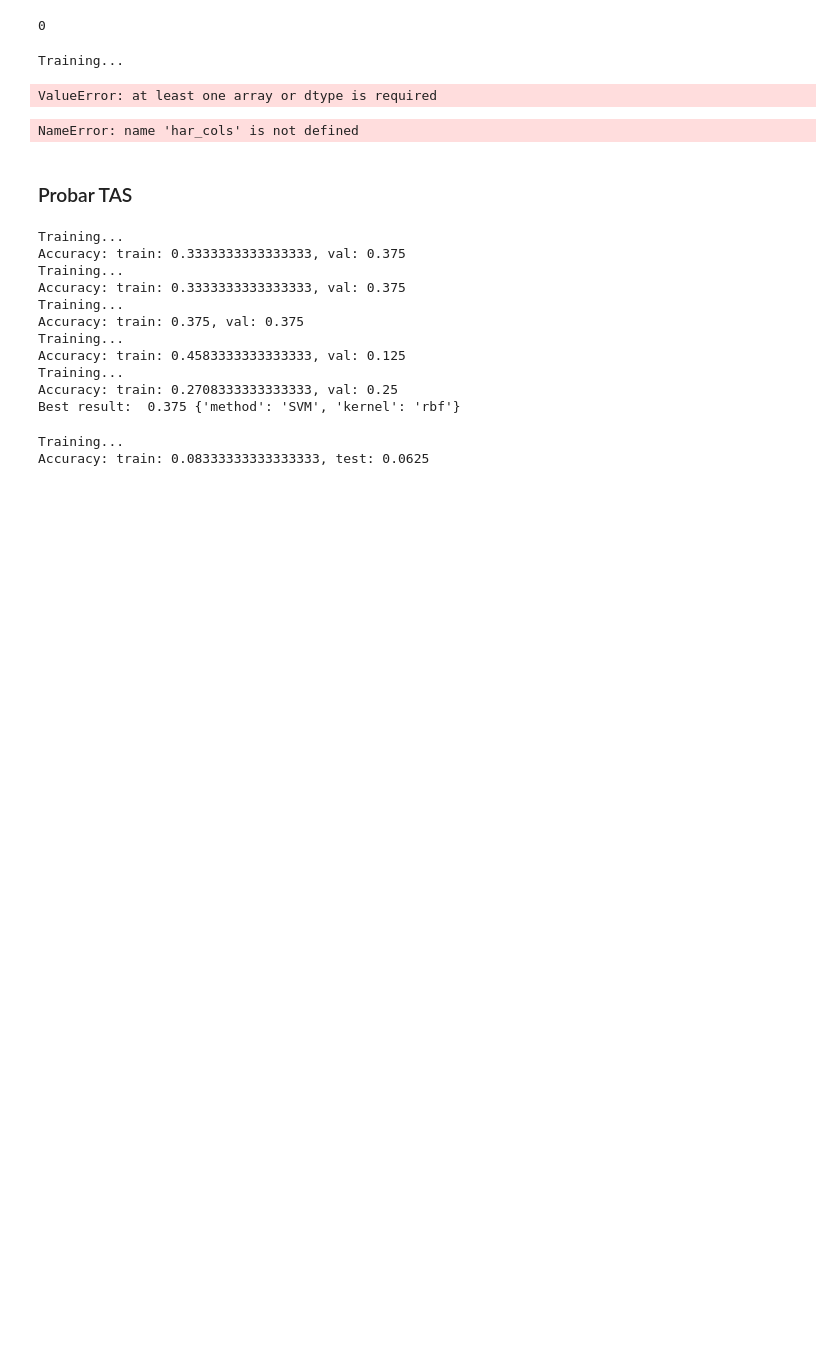
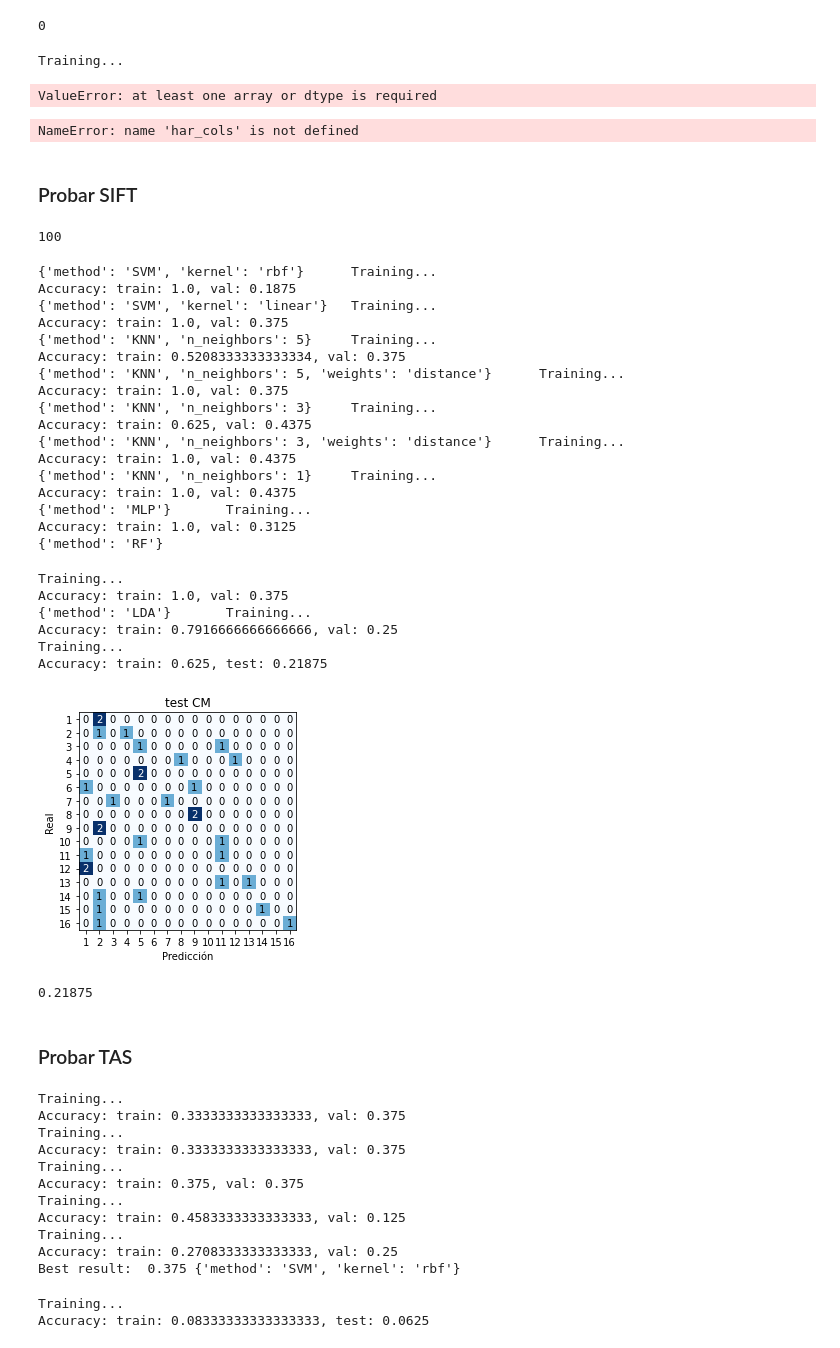
Before and after one commit to yerkko/pattern_recognition, a Jupyter notebook: codigo/experiments.ipynb, the cells around one changed output. Drawn from its saved outputs; the diff is of its cells as text; code cells hidden in the pictures; blank space fills up the shorter version.

```diff
--- a/codigo/experiments.ipynb
+++ b/codigo/experiments.ipynb
@@ -516,6 +802,9 @@ def evaluate(model, x_test, y_test):
 def run_experiment(dataset_df, train_cols,
                    method='KNN', n_neighbors=3, hidden_layer_sizes=(100,),
                    option='validation', n_trees = 100, ensemble = False, show_cm=True, **kwargs):
+    if len(train_cols) == 0:
+        raise Exception('No columns provided to run_experiment()')
+
     # Split train, val, test
     train, val, test = split_train_val_test(dataset_df)
 
@@ -542,14 +831,13 @@ def run_experiment(dataset_df, train_cols,
         model = MLP(hidden_layer_sizes=hidden_layer_sizes, **kwargs)
     elif method == 'RF':
         model = RandomForestClassifier(n_estimators = n_trees, **kwargs)
+    elif method == 'LDA':
+        model = LDA(**kwargs)
     else:
         raise Exception(f'Unkwown model: {method}')
 
     if ensemble:
         model = BaggingClassifier(model, max_samples = 0.5, max_features = 0.5)
-
-
-
 
     # Entrenar clasificador
     print('Training...')
@@ -587,6 +876,19 @@ def find_best_strategy(df, cols, strategies, option='val'):
     # print('Best result: ', best_acc, best_strategy)
 
     return best_acc, best_strategy
+# %%
+COMMON_STRATEGIES = [
+    { 'method': 'SVM', 'kernel': 'rbf' },
+    { 'method': 'SVM', 'kernel': 'linear' },
+    { 'method': 'KNN', 'n_neighbors': 5 },
+    { 'method': 'KNN', 'n_neighbors': 5, 'weights': 'distance' },
+    { 'method': 'KNN', 'n_neighbors': 3 },
+    { 'method': 'KNN', 'n_neighbors': 3, 'weights': 'distance' },
+    { 'method': 'KNN', 'n_neighbors': 1 },
+    { 'method': 'MLP' },
+    { 'method': 'RF' },
+    { 'method': 'LDA' },
+]
 # %% [markdown]
 ### Probar mejor estrategia con LBP
 # %%
@@ -753,6 +1098,43 @@ ValueError: at least one array or dtype is required
 run_experiment(df_A, har_cols, option='test', show_cm=True, ensemble = True, **best_strategy)
 # %% [output]
 NameError: name 'har_cols' is not defined
+# %% [markdown]
+### Probar SIFT
+# %%
+sift_cols = [col for col in df_A.columns if col.startswith('sift') and not col.endswith('_nonorm')]
+len(sift_cols)
+# %% [output]
+100
+# %%
+best_acc, best_strategy = find_best_strategy(df_A, sift_cols, COMMON_STRATEGIES)
+
+run_experiment(df_A, sift_cols, option='test', show_cm=True,  **best_strategy)
+# %% [output]
+{'method': 'SVM', 'kernel': 'rbf'}      Training...
+Accuracy: train: 1.0, val: 0.1875
+{'method': 'SVM', 'kernel': 'linear'}   Training...
+Accuracy: train: 1.0, val: 0.375
+{'method': 'KNN', 'n_neighbors': 5}     Training...
+Accuracy: train: 0.5208333333333334, val: 0.375
+{'method': 'KNN', 'n_neighbors': 5, 'weights': 'distance'}      Training...
+Accuracy: train: 1.0, val: 0.375
+{'method': 'KNN', 'n_neighbors': 3}     Training...
+Accuracy: train: 0.625, val: 0.4375
+{'method': 'KNN', 'n_neighbors': 3, 'weights': 'distance'}      Training...
+Accuracy: train: 1.0, val: 0.4375
+{'method': 'KNN', 'n_neighbors': 1}     Training...
+Accuracy: train: 1.0, val: 0.4375
+{'method': 'MLP'}       Training...
+Accuracy: train: 1.0, val: 0.3125
+{'method': 'RF'}
+Training...
+Accuracy: train: 1.0, val: 0.375
+{'method': 'LDA'}       Training...
+Accuracy: train: 0.7916666666666666, val: 0.25
+Training...
+Accuracy: train: 0.625, test: 0.21875
+[figure, added]
+0.21875
 # %% [markdown]
 ### Probar TAS
 # %%
```
Also changed, not shown: parts of 62 cells of this notebook, 3 other files.
